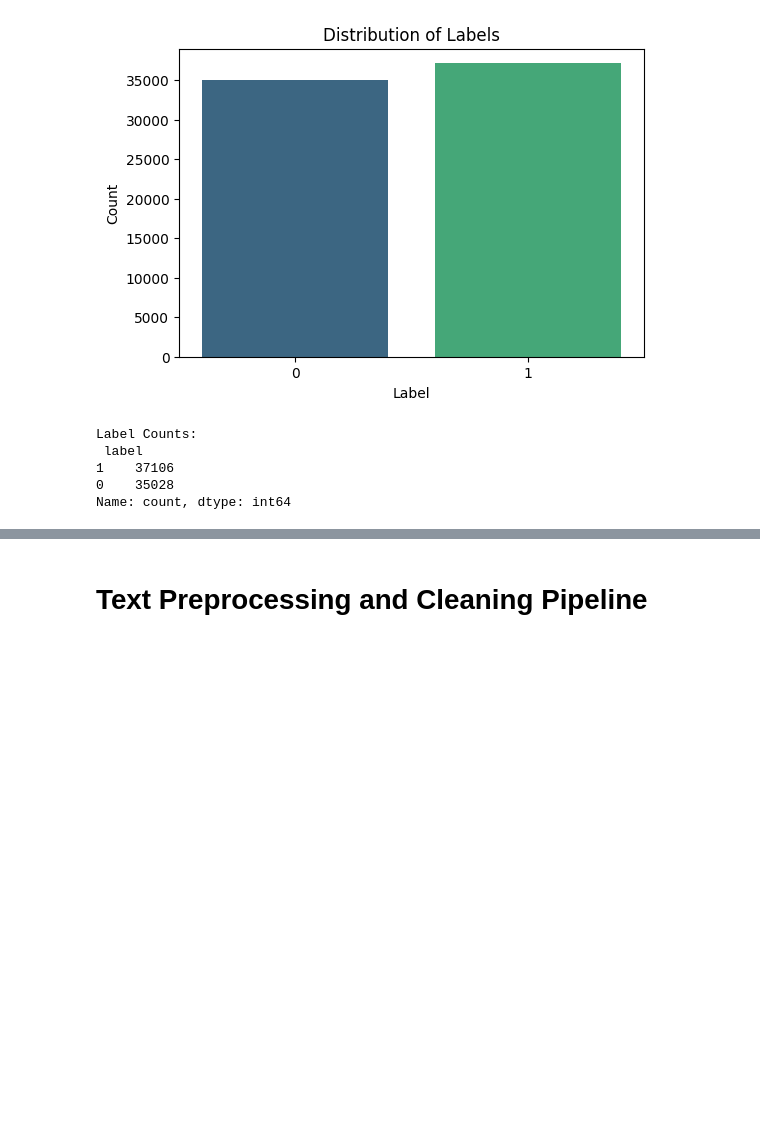
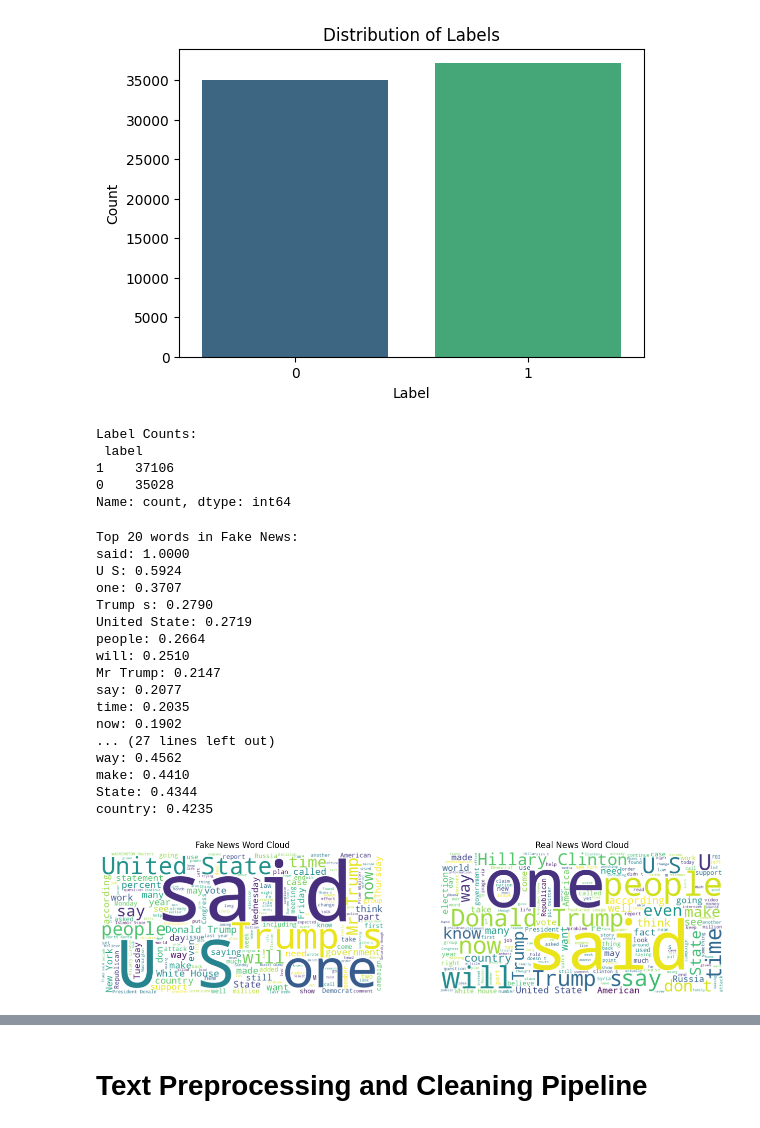
Before and after one commit to PARTH264/Fake-News-Detection, a Jupyter notebook: Fake_News_Detection_v9.ipynb, the cells around one changed output, grey strips where cells are left out. Cells and saved outputs as stored; diff of their text form; code cells hidden in the pictures; blank space fills up the shorter version.

```diff
--- a/Fake_News_Detection_v9.ipynb
+++ b/Fake_News_Detection_v9.ipynb
@@ -165,3 +187,60 @@ Label Counts:
 1    37106
 0    35028
 Name: count, dtype: int64
+# %%
+from wordcloud import WordCloud
+import matplotlib.pyplot as plt
+
+# Step 1: Combine all text entries into single strings for each label
+# Label 0 = Fake News, Label 1 = Real News
+fake_text = ' '.join(df[df['label'] == 0]['text'].astype(str))
+real_text = ' '.join(df[df['label'] == 1]['text'].astype(str))
+
+# Step 2: Generate word clouds for fake and real news
+wc_fake = WordCloud(width=800, height=400, background_color='white').generate(fake_text)
+wc_real = WordCloud(width=800, height=400, background_color='white').generate(real_text)
+
+# Step 3: Print top 20 most frequent words in each word cloud
+print("Top 20 words in Fake News:")
+for word, freq in list(wc_fake.words_.items())[:20]:
+    print(f"{word}: {freq:.4f}")
+
+print("\nTop 20 words in Real News:")
+for word, freq in list(wc_real.words_.items())[:20]:
+    print(f"{word}: {freq:.4f}")
+
+# Step 4: Display the word clouds side by side
+plt.figure(figsize=(16, 8))
+
+# Fake News Word Cloud
+plt.subplot(1, 2, 1)
+plt.imshow(wc_fake, interpolation='bilinear')
+plt.axis('off')
+plt.title('Fake News Word Cloud')
+
+# Real News Word Cloud
+plt.subplot(1, 2, 2)
+plt.imshow(wc_real, interpolation='bilinear')
+plt.axis('off')
+plt.title('Real News Word Cloud')
+
+plt.show()
+# %% [output]
+Top 20 words in Fake News:
+said: 1.0000
+U S: 0.5924
+one: 0.3707
+Trump s: 0.2790
+United State: 0.2719
+people: 0.2664
+will: 0.2510
+Mr Trump: 0.2147
+say: 0.2077
+time: 0.2035
+now: 0.1902
+... (27 lines left out)
+way: 0.4562
+make: 0.4410
+State: 0.4344
+country: 0.4235
+[figure, added]
```
Also changed, not shown: parts of 27 cells of this notebook.
